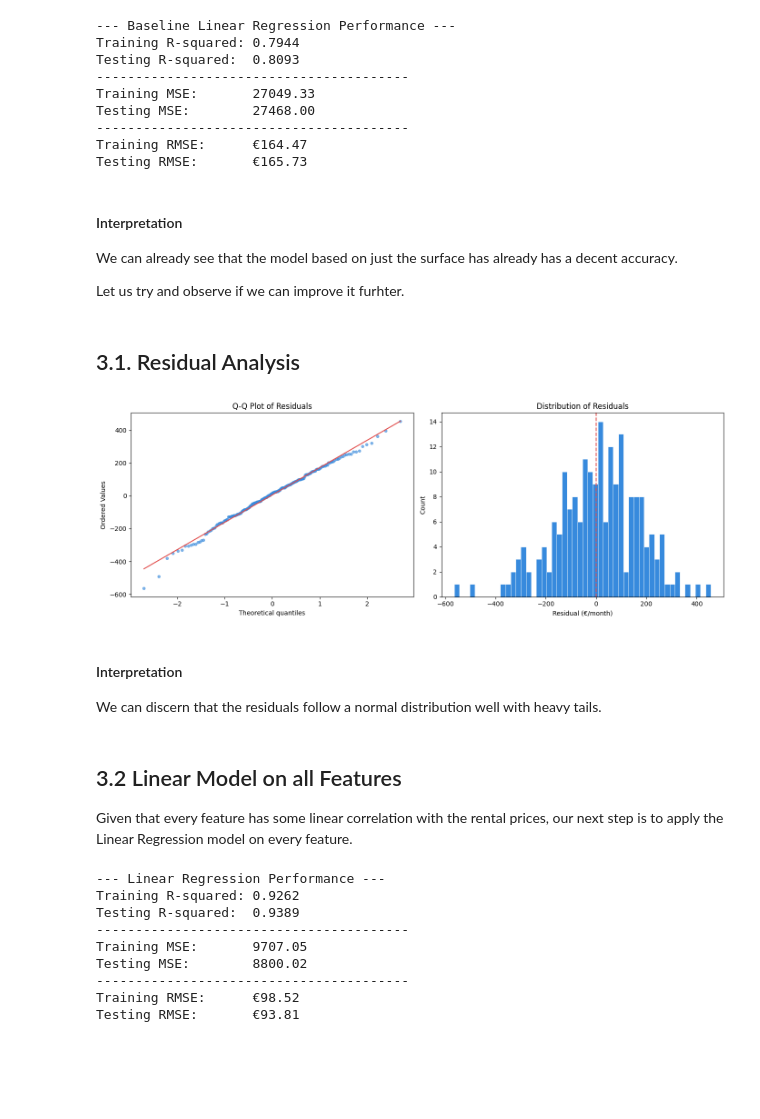
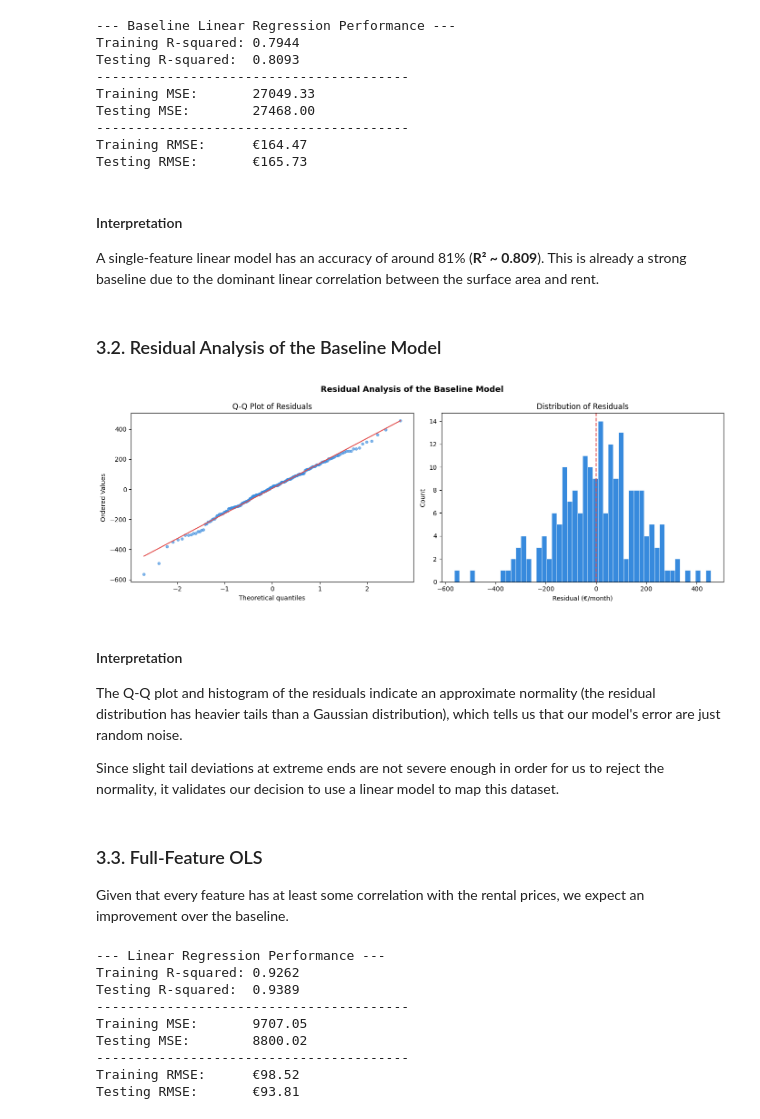
Before and after one commit to KSteponavicus/Urban-Rental-Pricing---Final-ML-Project, a Jupyter notebook: final_project.ipynb, the cells around one changed output. Cells and saved outputs as stored; diff of their text form; code cells hidden in the pictures; blank space fills up the shorter version.

```diff
--- a/final_project.ipynb
+++ b/final_project.ipynb
@@ -296,54 +301,56 @@ Training RMSE:      €164.47
 Testing RMSE:       €165.73
 # %% [markdown]
 #### Interpretation
-We can already see that the model based on just the surface has already has a decent accuracy.
-
-Let us try and observe if we can improve it furhter.
+A single-feature linear model has an accuracy of around 81% (**R² ~ 0.809**). This is already a strong baseline due to the dominant linear correlation between the surface area and rent.
 # %% [markdown]
-## 3.1. Residual Analysis
+### 3.2. Residual Analysis of the Baseline Model
 # %%
 residuals = (Y_test - Y_pred_test).reset_index(drop=True)
 
 # Create a figure with 1 row and 2 columns
 fig, axes = plt.subplots(1, 2, figsize=(14, 5))
+fig.suptitle(f"Residual Analysis of the Baseline Model", weight="bold", fontsize=13)
+
 
 # 1. Q-Q Plot of Residuals
 stats.probplot(residuals, dist='norm', plot=axes[0])
 axes[0].get_lines()[0].set(
     color='#378ADD',
     markersize=4,
     alpha=0.6
 )
 axes[0].get_lines()[1].set(
     color='#E24B4A',
     linewidth=1.5
 )
 axes[0].set_title('Q-Q Plot of Residuals')
 
 # 2. Distribution of Residuals (Histogram)
 axes[1].hist(
     residuals,
     bins=50,
     color='#378ADD',
     edgecolor='white',
     linewidth=0.5
 )
 axes[1].axvline(0, color='#E24B4A', linewidth=1.5, linestyle='--')
 axes[1].set_xlabel('Residual (€/month)')
 axes[1].set_ylabel('Count')
 axes[1].set_title('Distribution of Residuals')
 
 plt.tight_layout()
 plt.show()
 # %% [output]
-[figure, old version]
+[figure, new version]
 # %% [markdown]
 #### Interpretation
 
-We can discern that the residuals follow a normal distribution well with heavy tails.
+The Q-Q plot and histogram of the residuals indicate an approximate normality (the residual distribution has heavier tails than a Gaussian distribution), which tells us that our model's error are just random noise.
+
+Since slight tail deviations at extreme ends are not severe enough in order for us to reject the normality, it validates our decision to use a linear model to map this dataset.
 # %% [markdown]
-## 3.2 Linear Model on all Features
-Given that every feature has some linear correlation with the rental prices, our next step is to apply the Linear Regression model on every feature.
+### 3.3. Full-Feature OLS
+Given that every feature has at least some correlation with the rental prices, we expect an improvement over the baseline.
 # %%
 linear_model = LinearRegression()
 linear_model.fit(X_train, Y_train)
```
Also changed, not shown: parts of 22 cells of this notebook, 3 other files.
